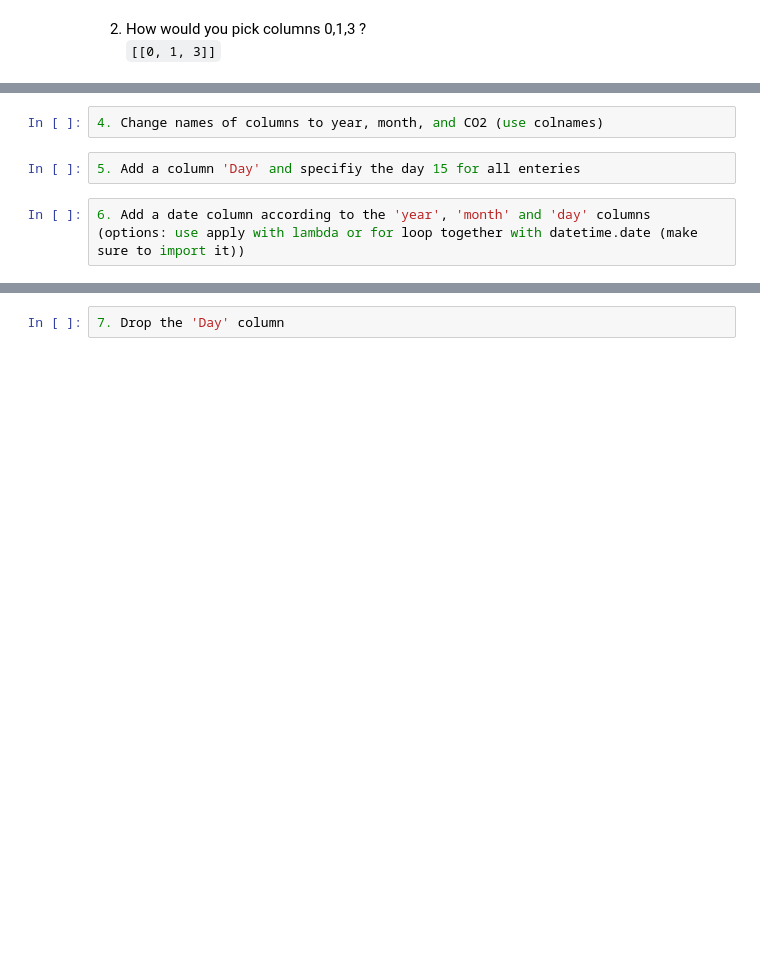
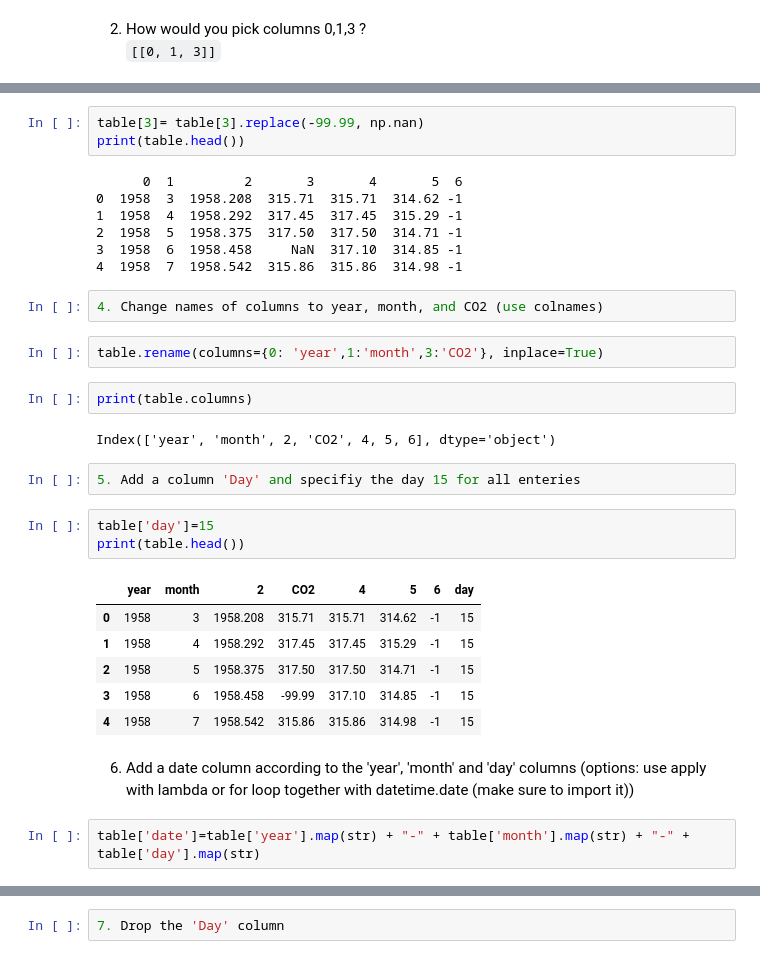
Before and after one commit to phoebetwong/dc_ds_06_03_19, a Jupyter notebook: module_1/morning_warm_up/week_1/mywork_warmup3_pw.ipynb, the cells around one changed output, grey strips where cells are left out. Cells and saved outputs as stored; diff of their text form; blank space fills up the shorter version.

```diff
--- a/module_1/morning_warm_up/week_1/mywork_warmup3_pw.ipynb
+++ b/module_1/morning_warm_up/week_1/mywork_warmup3_pw.ipynb
@@ -62,6 +76,34 @@ Co2 (column 3) enteries with the value -99.99 (these are missing values) and rep
+# %%
+table[3]= table[3].replace(-99.99, np.nan)
+print(table.head())
+# %% [output]
+      0  1         2       3       4       5  6
+0  1958  3  1958.208  315.71  315.71  314.62 -1
+1  1958  4  1958.292  317.45  317.45  315.29 -1
+2  1958  5  1958.375  317.50  317.50  314.71 -1
+3  1958  6  1958.458     NaN  317.10  314.85 -1
+4  1958  7  1958.542  315.86  315.86  314.98 -1
 # %%
 4. Change names of columns to year, month, and CO2 (use colnames)
+# %%
+table.rename(columns={0: 'year',1:'month',3:'CO2'}, inplace=True)
+# %%
+print(table.columns)
+# %% [output]
+Index(['year', 'month', 2, 'CO2', 4, 5, 6], dtype='object')
 # %%
 5. Add a column 'Day' and specifiy the day 15 for all enteries
-# %%
-6. Add a date column according to the 'year', 'month' and 'day' columns (options: use apply with lambda or for loop together with datetime.date (make sure to import it))
+# %%
+table['day']=15
+print(table.head())
+# %% [output]
+|  | year | month | 2 | CO2 | 4 | 5 | 6 | day |
+| 0 | 1958 | 3 | 1958.208 | 315.71 | 315.71 | 314.62 | -1 | 15 |
+| 1 | 1958 | 4 | 1958.292 | 317.45 | 317.45 | 315.29 | -1 | 15 |
+| 2 | 1958 | 5 | 1958.375 | 317.50 | 317.50 | 314.71 | -1 | 15 |
+| 3 | 1958 | 6 | 1958.458 | -99.99 | 317.10 | 314.85 | -1 | 15 |
+| 4 | 1958 | 7 | 1958.542 | 315.86 | 315.86 | 314.98 | -1 | 15 |
+# %% [markdown]
+6. Add a date column according to the 'year', 'month' and 'day' columns (options: use apply with lambda or for loop together with datetime.date (make sure to import it))
+# %%
+table['date']=table['year'].map(str) + "-" + table['month'].map(str) + "-" + table['day'].map(str)
```
Also changed, not shown: parts of 15 cells of this notebook.
